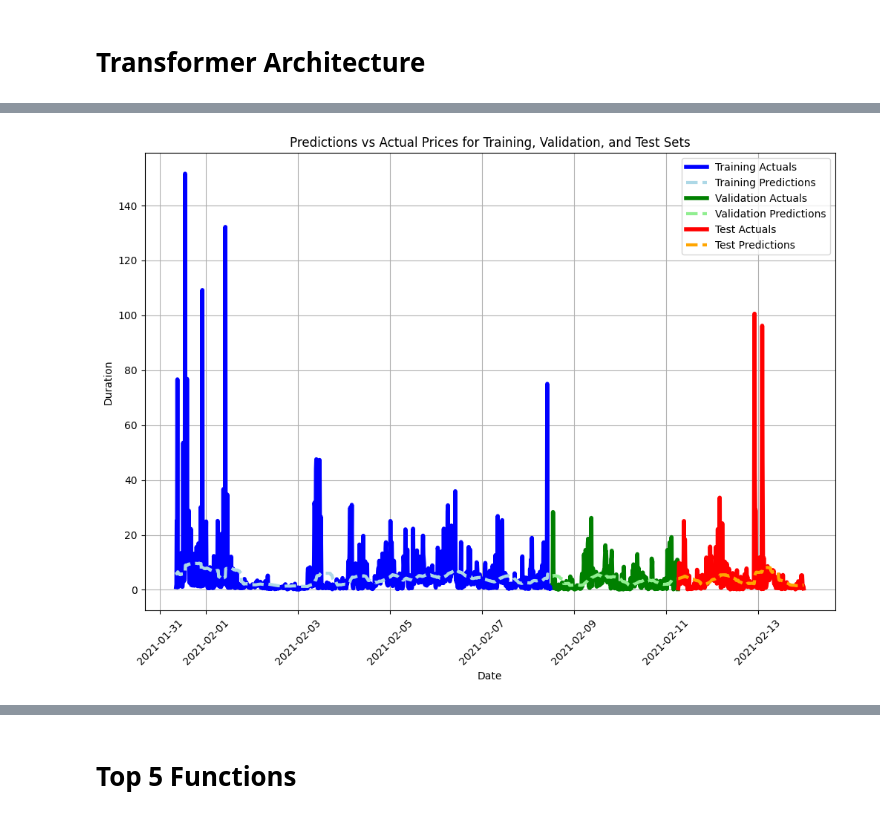
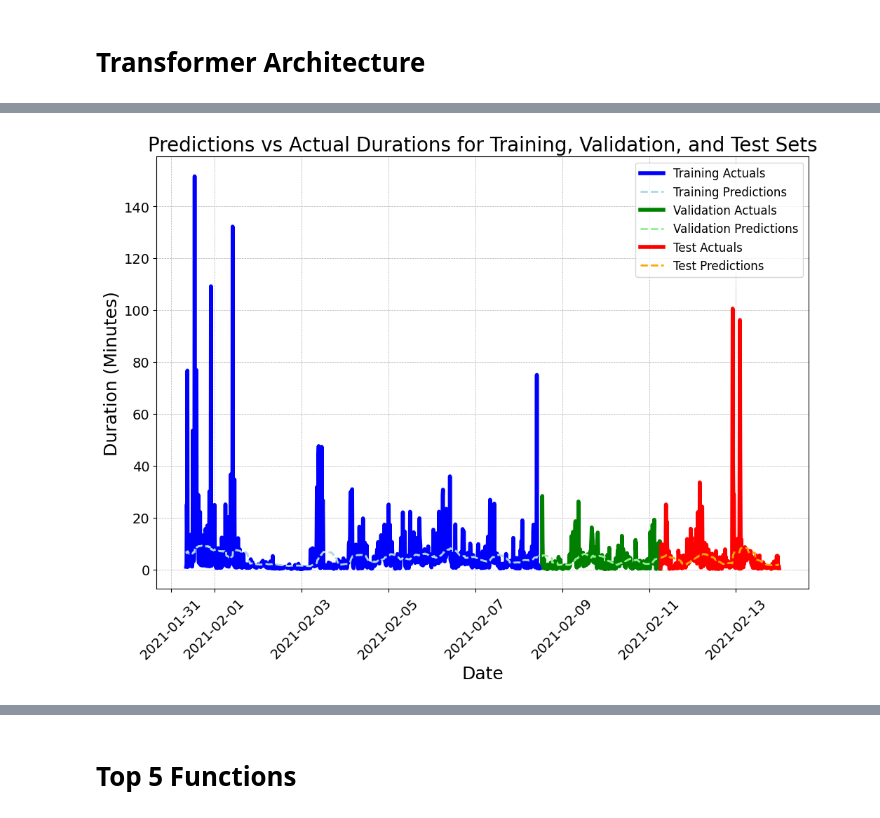
Before and after one commit to sweldensj2/coms6698_f24_final_project, a Jupyter notebook: coms6998_final_project.ipynb, the cells around one changed output, grey strips where cells are left out. Saved outputs shown, nothing was run; the diff lists cells and outputs as text; code cells hidden in the pictures.

```diff
--- a/coms6998_final_project.ipynb
+++ b/coms6998_final_project.ipynb
@@ -833,36 +975,75 @@ for threshold in [5, 10, 20]:
   print(f"Within {threshold} seconds: {within_threshold:.2f}%")
 
 
+# # Plotting the predictions and actual values
+# plt.figure(figsize=(12, 8))
+
+# # Plot for training data
+# plt.plot(train_timestamps, y_train, label='Training Actuals',
+#          color='blue', linewidth = 4)
+# plt.plot(train_timestamps, y_train_pred_norm, label='Training Predictions',
+#          color='lightblue', linestyle='--', linewidth = 3)
+
+# # Plot for validation data
+# plt.plot(val_timestamps, y_val, label='Validation Actuals',
+#          color='green', linewidth = 4)
+# plt.plot(val_timestamps, y_val_pred_norm, label='Validation Predictions',
+#          color='lightgreen', linestyle='--', linewidth = 3)
+
+# # Plot for test data
+# plt.plot(test_timestamps, y_test, label='Test Actuals',
+#          color='red', linewidth = 4)
+# plt.plot(test_timestamps, y_test_pred_norm, label='Test Predictions',
+#          color='orange', linestyle='--', linewidth = 3)
+
+# # Add labels, legend, and grid
+# plt.xlabel('Date')
+# plt.ylabel('Duration')
+# plt.title('Predictions vs Actual Prices for Training, Validation, and Test Sets')
+# plt.legend()
+# plt.grid(True)
+
+# # Rotate x-axis labels for readability
+# plt.xticks(rotation=45)
+
+# # Show the plot
+# plt.show()
+
 # Plotting the predictions and actual values
 plt.figure(figsize=(12, 8))
 
 # Plot for training data
 plt.plot(train_timestamps, y_train, label='Training Actuals',
-         color='blue', linewidth = 4)
+         color='blue', linewidth=4)
 plt.plot(train_timestamps, y_train_pred_norm, label='Training Predictions',
-         color='lightblue', linestyle='--', linewidth = 3)
+         color='lightblue', linestyle='--', linewidth=2)
 
 # Plot for validation data
 plt.plot(val_timestamps, y_val, label='Validation Actuals',
-         color='green', linewidth = 4)
+         color='green', linewidth=4)
 plt.plot(val_timestamps, y_val_pred_norm, label='Validation Predictions',
-         color='lightgreen', linestyle='--', linewidth = 3)
+         color='lightgreen', linestyle='--', linewidth=2)
 
 # Plot for test data
 plt.plot(test_timestamps, y_test, label='Test Actuals',
-         color='red', linewidth = 4)
+         color='red', linewidth=4)
 plt.plot(test_timestamps, y_test_pred_norm, label='Test Predictions',
-         color='orange', linestyle='--', linewidth = 3)
+         color='orange', linestyle='--', linewidth=2)
 
-# Add labels, legend, and grid
-plt.xlabel('Date')
-plt.ylabel('Duration')
-plt.title('Predictions vs Actual Prices for Training, Validation, and Test Sets')
-plt.legend()
-plt.grid(True)
+# Add labels, legend, and grid with custom sizes
+plt.xlabel('Date', fontsize=18)  # Custom x-axis label size
+plt.ylabel('Duration (Minutes)', fontsize=18)  # Custom y-axis label size
+plt.title('Predictions vs Actual Durations for Training, Validation, and Test Sets', fontsize=20)  # Custom title size
 
-# Rotate x-axis labels for readability
-plt.xticks(rotation=45)
+# Customize tick sizes
+plt.xticks(fontsize=14, rotation=45)  # Custom x-tick size and rotation
+plt.yticks(fontsize=14)  # Custom y-tick size
+
+# Add legend with custom size
+plt.legend(fontsize=12, loc='best')  # Adjust legend font size and position
+
+# Add grid with custom appearance
+plt.grid(True, linestyle='--', linewidth=0.5)  # Dashed grid
 
 # Show the plot
 plt.show()
@@ -876,4 +1057,4 @@ Within 20 seconds: 96.87%
-[figure, old version]
+[figure, new version]
 # %%
 from sklearn.metrics import mean_squared_error, mean_absolute_error, r2_score, mean_absolute_percentage_error
 
```
Also changed, not shown: parts of 27 cells of this notebook.
